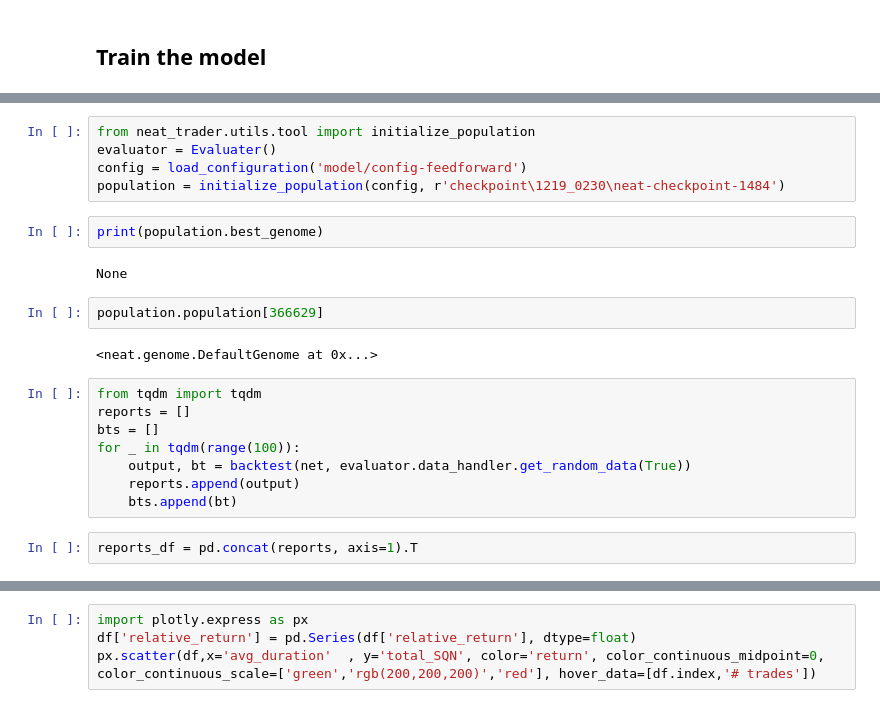
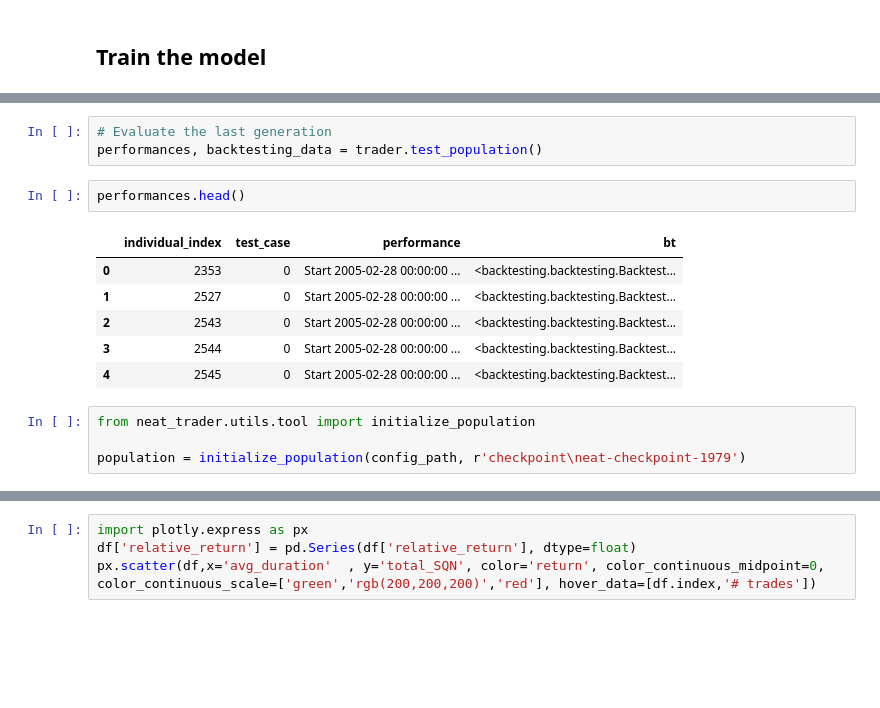
Before and after one commit to libao3128/neat_trader, a Jupyter notebook: main.ipynb, the cells around one changed output, grey strips where cells are left out. Drawn from its saved outputs; the diff is of its cells as text; blank space fills up the shorter version.

```diff
--- a/main.ipynb
+++ b/main.ipynb
@@ -39,23 +55,16 @@ performances, backtesting_data = test_population(population, 'model/config-feedf
+# %%
+# Evaluate the last generation
+performances, backtesting_data = trader.test_population()
+# %%
+performances.head()
+# %% [output]
+|  | individual_index | test_case | performance | bt |
+| 0 | 2353 | 0 | Start 2005-02-28 00:00:00 ... | <backtesting.backtesting.Backtest... |
+| 1 | 2527 | 0 | Start 2005-02-28 00:00:00 ... | <backtesting.backtesting.Backtest... |
+| 2 | 2543 | 0 | Start 2005-02-28 00:00:00 ... | <backtesting.backtesting.Backtest... |
+| 3 | 2544 | 0 | Start 2005-02-28 00:00:00 ... | <backtesting.backtesting.Backtest... |
+| 4 | 2545 | 0 | Start 2005-02-28 00:00:00 ... | <backtesting.backtesting.Backtest... |
 # %%
 from neat_trader.utils.tool import initialize_population
-evaluator = Evaluater()
-config = load_configuration('model/config-feedforward')
-population = initialize_population(config, r'checkpoint\1219_0230\neat-checkpoint-1484')
+
+population = initialize_population(config_path, r'checkpoint\neat-checkpoint-1979')
-# %%
-print(population.best_genome)
-# %% [output]
-None
-# %%
-population.population[366629]
-# %% [output]
-<neat.genome.DefaultGenome at 0x...>
-# %%
-from tqdm import tqdm
-reports = []
-bts = []
-for _ in tqdm(range(100)):
-    output, bt = backtest(net, evaluator.data_handler.get_random_data(True))
-    reports.append(output)
-    bts.append(bt)
-# %%
-reports_df = pd.concat(reports, axis=1).T
```
Also changed, not shown: parts of 23 cells of this notebook, 7 other files.
